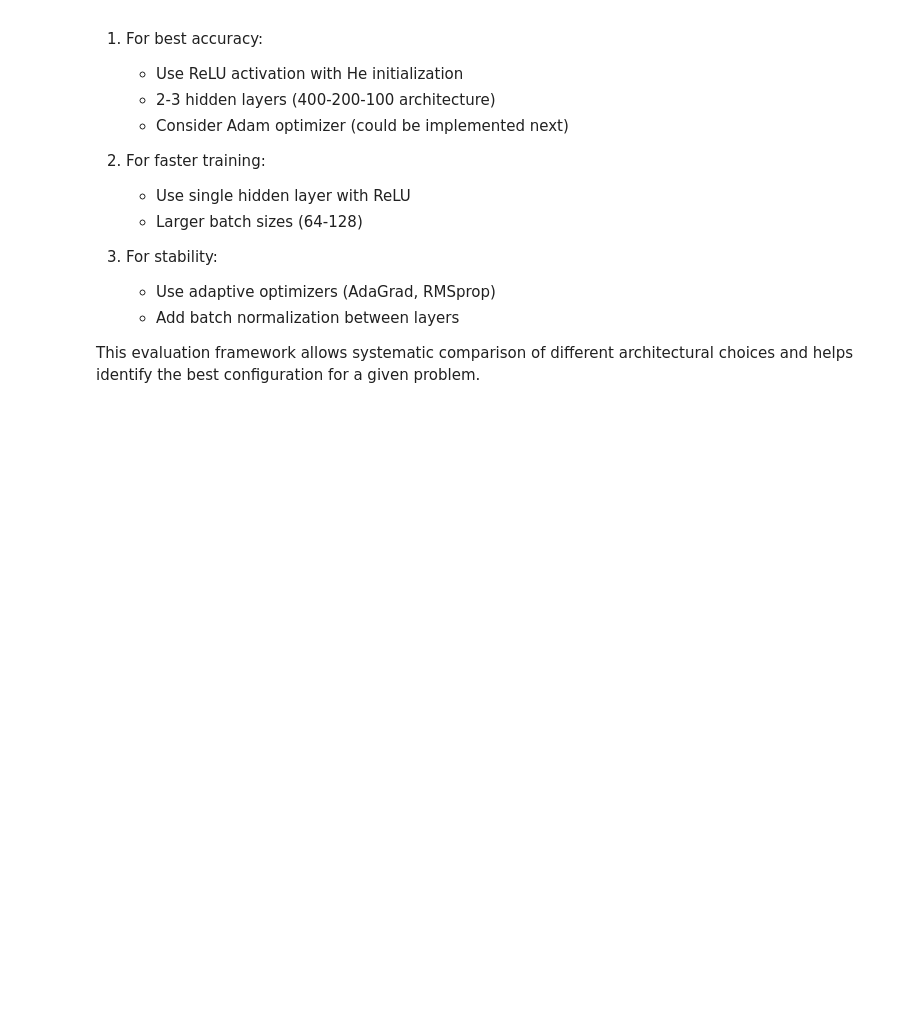
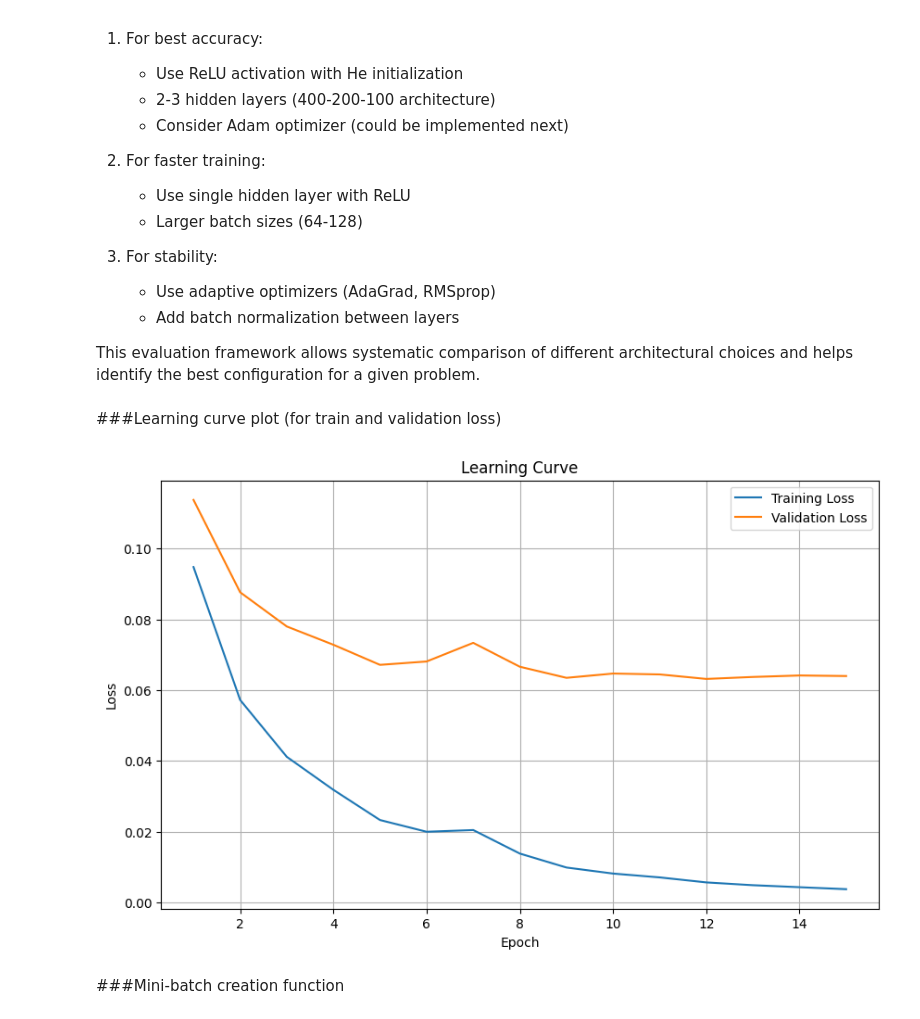
Before and after one commit to Cliffochi/aviva_data_science_course, a Jupyter notebook: Updated_Deep_neural_network.ipynb, the cells around one changed output. Cells and saved outputs as stored; diff of their text form; code cells hidden in the pictures; blank space fills up the shorter version.

```diff
--- a/Updated_Deep_neural_network.ipynb
+++ b/Updated_Deep_neural_network.ipynb
@@ -1494,18 +1494,26 @@ Based on typical MNIST performance with these architectures, we would expect:
    - Add batch normalization between layers
 
 This evaluation framework allows systematic comparison of different architectural choices and helps identify the best configuration for a given problem.
+# %% [markdown]
+###Learning curve plot (for train and validation loss)
 # %%
-
 import matplotlib.pyplot as plt
 
 def plot_learning_curve(train_losses, val_losses):
     plt.figure(figsize=(10, 6))
     plt.plot(train_losses, label='Train Loss')
     plt.plot(val_losses, label='Validation Loss')
     plt.xlabel('Epoch')
     plt.ylabel('Loss')
     plt.title('Learning Curve')
     plt.legend()
     plt.grid(True)
     plt.show()
+
+# Assuming 'dnn' is the trained ScratchDeepNeuralNetworkClassifier instance
+dnn.plot_learning_curve()
+# %% [output]
+[figure, added]
+# %% [markdown]
+###Mini-batch creation function
 # %%
```
Also changed, not shown: parts of 7 cells of this notebook.
